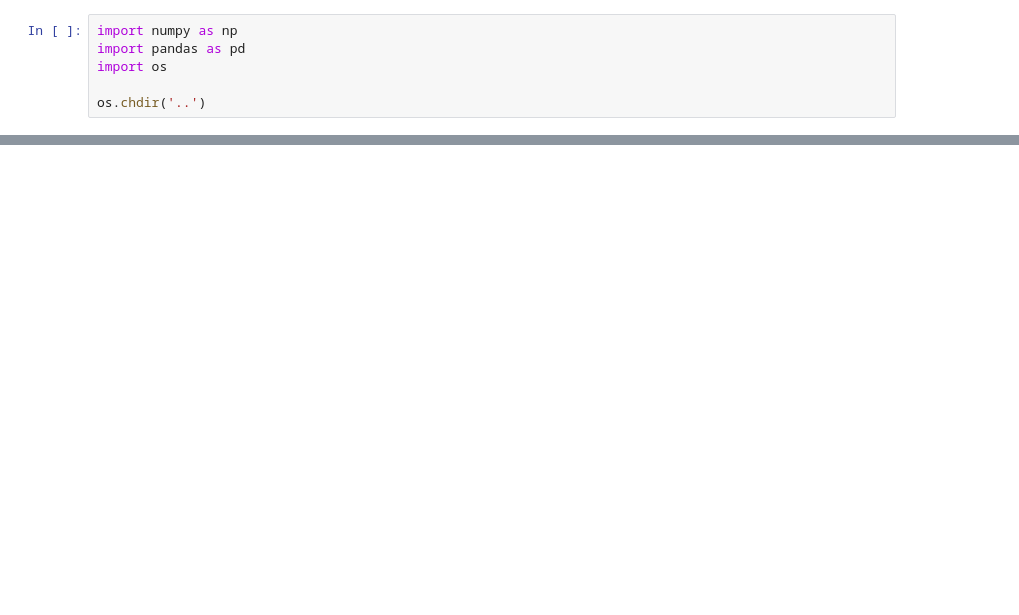
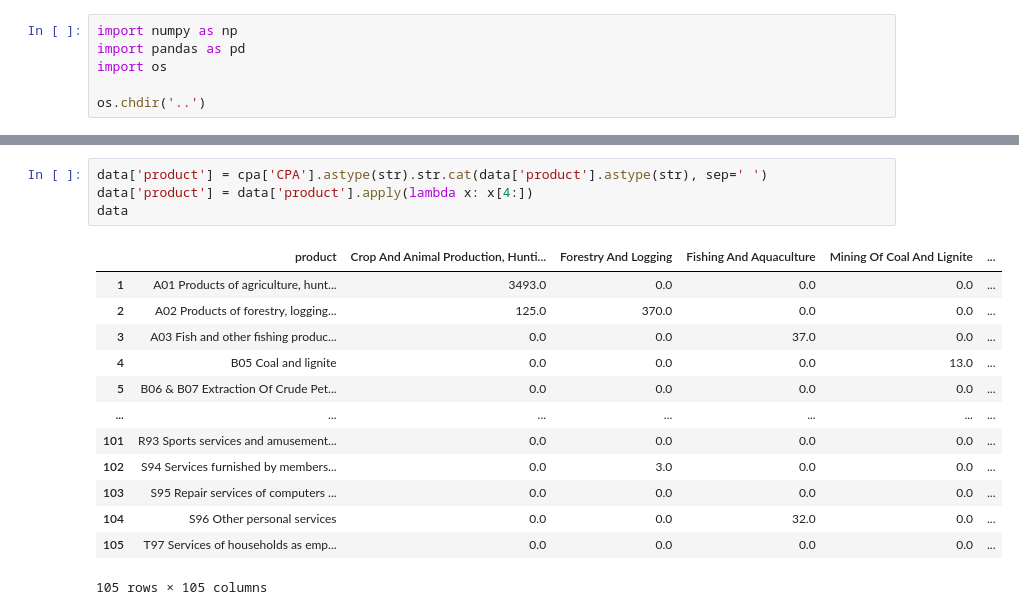
Before and after one commit to banksad/supply_chain_app, a Jupyter notebook: notebooks/preprocess_int_consumption.ipynb, the cells around one changed output, grey strips where cells are left out. Drawn from its saved outputs; the diff is of its cells as text; blank space fills up the shorter version.

```diff
--- a/notebooks/preprocess_int_consumption.ipynb
+++ b/notebooks/preprocess_int_consumption.ipynb
@@ -21,0 +64,18 @@ Examine imports use table
+# %%
+data['product'] = cpa['CPA'].astype(str).str.cat(data['product'].astype(str), sep=' ')
+data['product'] = data['product'].apply(lambda x: x[4:])
+data
+# %% [output]
+|  | product | Crop And Animal Production, Hunti... | Forestry And Logging | Fishing And Aquaculture | Mining Of Coal And Lignite | ... |
+| 1 | A01 Products of agriculture, hunt... | 3493.0 | 0.0 | 0.0 | 0.0 | ... |
+| 2 | A02 Products of forestry, logging... | 125.0 | 370.0 | 0.0 | 0.0 | ... |
+| 3 | A03 Fish and other fishing produc... | 0.0 | 0.0 | 37.0 | 0.0 | ... |
+| 4 | B05 Coal and lignite | 0.0 | 0.0 | 0.0 | 13.0 | ... |
+| 5 | B06 & B07 Extraction Of Crude Pet... | 0.0 | 0.0 | 0.0 | 0.0 | ... |
+| ... | ... | ... | ... | ... | ... | ... |
+| 101 | R93 Sports services and amusement... | 0.0 | 0.0 | 0.0 | 0.0 | ... |
+| 102 | S94 Services furnished by members... | 0.0 | 3.0 | 0.0 | 0.0 | ... |
+| 103 | S95 Repair services of computers ... | 0.0 | 0.0 | 0.0 | 0.0 | ... |
+| 104 | S96 Other personal services | 0.0 | 0.0 | 32.0 | 0.0 | ... |
+| 105 | T97 Services of households as emp... | 0.0 | 0.0 | 0.0 | 0.0 | ... |
+105 rows × 105 columns
```
Also changed, not shown: parts of 10 cells of this notebook, 3 other files.
